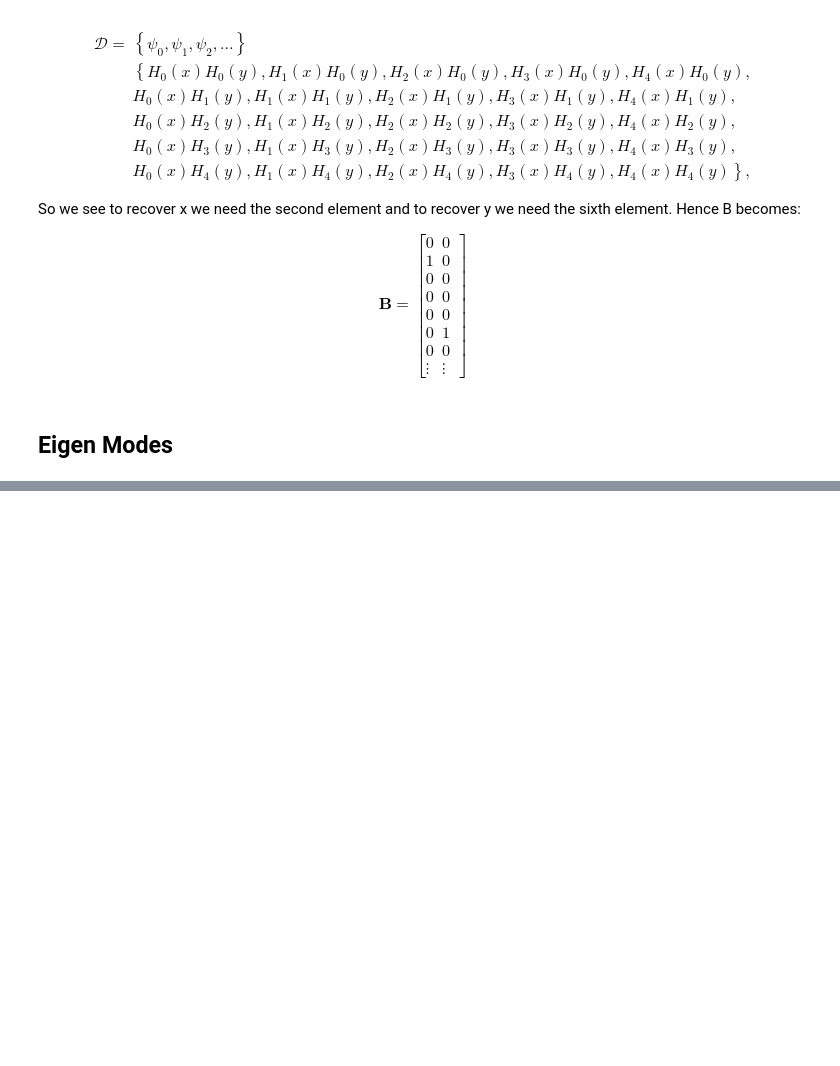
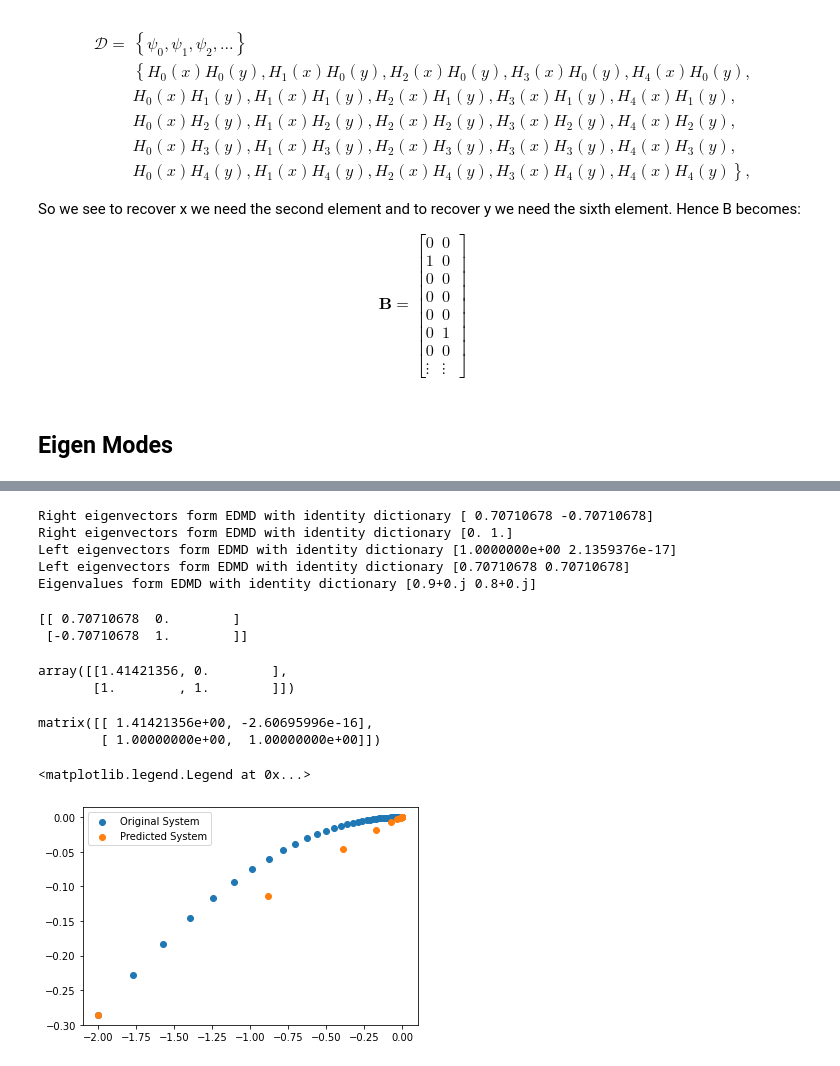
Before and after one commit to waleedbinkhalid74/ml_cms_final_project, a Jupyter notebook: ml_cms_final_proj_task_4.ipynb, the cells around one changed output, grey strips where cells are left out. Drawn from its saved outputs; the diff is of its cells as text; code cells hidden in the pictures; blank space fills up the shorter version.

```diff
--- a/ml_cms_final_proj_task_4.ipynb
+++ b/ml_cms_final_proj_task_4.ipynb
@@ -354,0 +292,3 @@ array([[-1.60000000e+00, -1.60000000e+00],
+# %%
+identity_observables = Identity() # We will use the Hermite Pair dictionary as observables
+identity_observables.fit(x_sol.iloc[:,0:3])
@@ -354,0 +309,56 @@ array([[-1.60000000e+00, -1.60000000e+00],
+# %%
+linear_dmd = EDMD(x_sol, 2, identity_observables)
+linear_dmd.fit()
+print(f"Right eigenvectors form EDMD with identity dictionary {linear_dmd.eigenvectors_right[:,0]}")
+print(f"Right eigenvectors form EDMD with identity dictionary {linear_dmd.eigenvectors_right[:,1]}")
+print(f"Left eigenvectors form EDMD with identity dictionary {linear_dmd.eigenvectors_left[:,0]}")
+print(f"Left eigenvectors form EDMD with identity dictionary {linear_dmd.eigenvectors_left[:,1]}")
+print(f"Eigenvalues form EDMD with identity dictionary {linear_dmd.eigenvalues}")
+# %% [output]
+Right eigenvectors form EDMD with identity dictionary [ 0.70710678 -0.70710678]
+Right eigenvectors form EDMD with identity dictionary [0. 1.]
+Left eigenvectors form EDMD with identity dictionary [1.0000000e+00 2.1359376e-17]
+Left eigenvectors form EDMD with identity dictionary [0.70710678 0.70710678]
+Eigenvalues form EDMD with identity dictionary [0.9+0.j 0.8+0.j]
+# %%
+print(linear_dmd.eigenvectors_right)
+act = np.linalg.inv(linear_dmd.eigenvectors_right)
+act
+# np.linalg.norm(act)
+# # linear_dmd.eigenvectors_right
+# np.diag(eigs).shape
+# %% [output]
+[[ 0.70710678  0.        ]
+ [-0.70710678  1.        ]]
+array([[1.41421356, 0.        ],
+       [1.        , 1.        ]])
+# %%
+initial_values = x_sol[x_sol['ID'] == 0].iloc[0:1,0:3]
+# linear_dmd.build_dict_from_data(initial_values).to_numpy()@linear_dmd.eigenvectors_right
+func = linear_dmd.build_eigenfunction(initial_values)
+# mode = np.linalg.inv(linear_dmd.eigenvectors_right)#linear_dmd.build_eigenmodes()
+mode = linear_dmd.build_eigenmodes()
+mode
+# eigs = linear_dmd.eigfronvalues
+# # print(func)
+# K = mode @ np.diag(linear_dmd.eigenvalues) @ linear_dmd.eigenvectors_right
+# K = act @ np.diag(linear_dmd.eigenvalues) @ linear_dmd.eigenvectors_right
+# K
+# b = func @ np.diag(linear_dmd.eigenvalues) @ mode
+# # # b = func @ mode
+# b = np.array(b)
+# b
+# %% [output]
+matrix([[ 1.41421356e+00, -2.60695996e-16],
+        [ 1.00000000e+00,  1.00000000e+00]])
+# %%
+x_actual = x_sol[x_sol['ID'] == 3].iloc[:,:3]
+initial_values = x_actual.iloc[0:1,0:3]
+x_predict = linear_dmd.predict(initial_values, t_end=51)
+fig, axs = plt.subplots(1,1, sharex=True, sharey=True)
+axs.scatter(x_actual.iloc[:,1].to_numpy().real, x_actual.iloc[:,2].to_numpy().real, label='Original System')
+axs.scatter(x_predict.iloc[:,1].to_numpy().real, x_predict.iloc[:,2].to_numpy(), label='Predicted System')
+plt.legend()
+# %% [output]
+<matplotlib.legend.Legend at 0x...>
+[figure, added]
```
Also changed, not shown: parts of 13 cells of this notebook, 3 other files.
